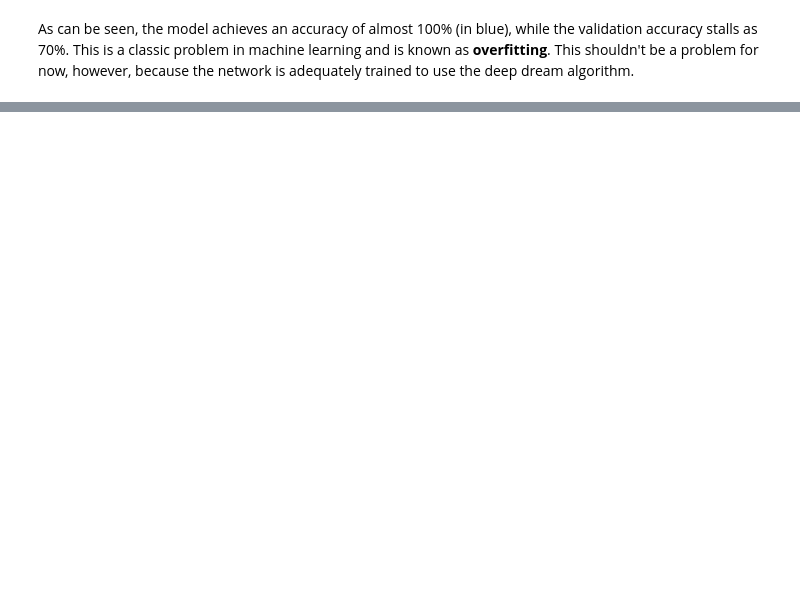
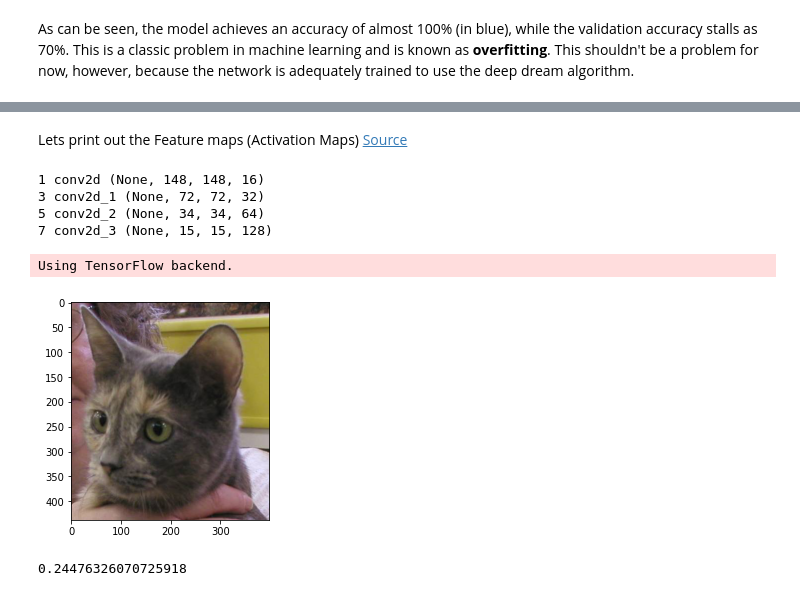
Before and after one commit to Deep-Learning-in-Multimedia/jupyter-notebook-Niick95, a Jupyter notebook: Niklas_Holtz_Deep_Dream.ipynb, the cells around one changed output, grey strips where cells are left out. Drawn from its saved outputs; the diff is of its cells as text; code cells hidden in the pictures; blank space fills up the shorter version.

```diff
--- a/Niklas_Holtz_Deep_Dream.ipynb
+++ b/Niklas_Holtz_Deep_Dream.ipynb
@@ -408,0 +478,6 @@ As can be seen, the model achieves an accuracy of almost 100% (in blue), while t
+# %%
+model_name = "cat_dog_model_1_no_overfitting.h5"
+model = tf.keras.models.load_model("/content/gdrive/My Drive/" + model_name)
+# Let's print the architecture of the model
+model.summary()
+print("Model loaded.")
@@ -408,0 +513,49 @@ As can be seen, the model achieves an accuracy of almost 100% (in blue), while t
+# %% [markdown]
+Lets print out the Feature maps (Activation Maps)
+[Source](https://machinelearningmastery.com/how-to-visualize-filters-and-feature-maps-in-convolutional-neural-networks/)
+# %%
+from matplotlib import pyplot
+# summarize feature map shapes
+for i in range(len(model.layers)):
+	layer = model.layers[i]
+	# check for convolutional layer
+	if 'conv' not in layer.name:
+		continue
+	# summarize output shape
+	print(i, layer.name, layer.output.shape)
+# %% [output]
+1 conv2d (None, 148, 148, 16)
+3 conv2d_1 (None, 72, 72, 32)
+5 conv2d_2 (None, 34, 34, 64)
+7 conv2d_3 (None, 15, 15, 128)
+# %%
+import numpy as np
+import random
+from tensorflow.keras.preprocessing.image import img_to_array, load_img
+from keras.models import Sequential
+
+# Load the pictures and choose a random one
+cat_pics = [os.path.join(train_cats_dir, file_name) for file_name in train_cat_file_names]
+dog_pics= [os.path.join(train_dogs_dir, file_name) for file_name in train_dog_file_names]
+pics = dog_pics + cat_pics
+img_path = random.choice(pics)
+img = load_img(img_path, target_size=(150, 150))
+
+# Print the picture
+pic_path = os.path.abspath(img_path)
+pic_data = mpimg.imread(pic_path)
+plt.imshow(pic_data)
+plt.show()
+
+# Transfer the image to a numpy array
+np_img = img_to_array(img) # (150, 150, 3)
+np_img = np_img.reshape((1,) + np_img.shape) # (1, 150, 150, 3)
+np_img /= 255 # Rescale by 1/255
+
+# Predict a random image
+prediction  = model.predict(np_img)
+print(100 * np.max(prediction))
+# %% [output]
+Using TensorFlow backend.
+[figure, added]
+0.24476326070725918
```
Also changed, not shown: parts of 32 cells of this notebook.
